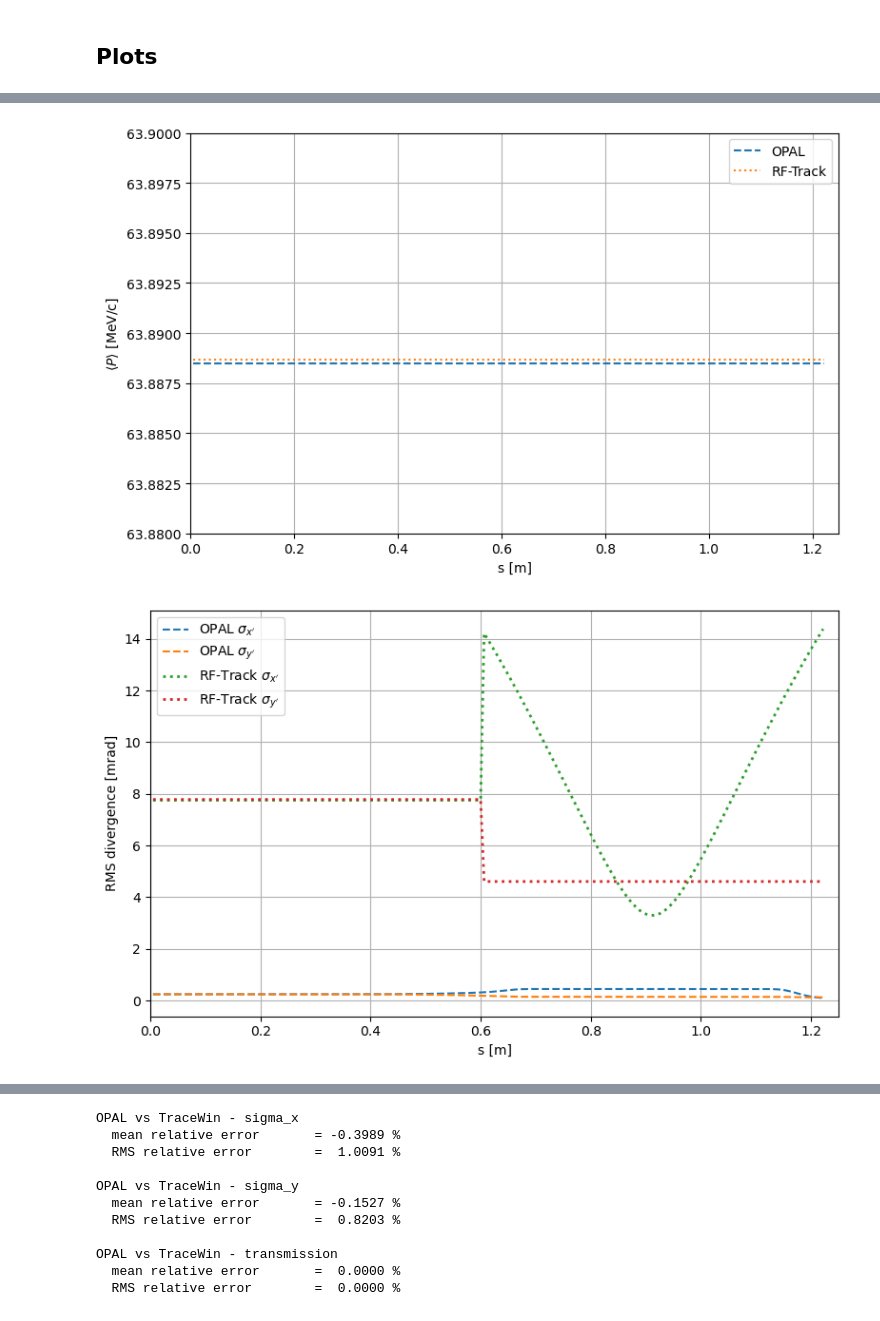
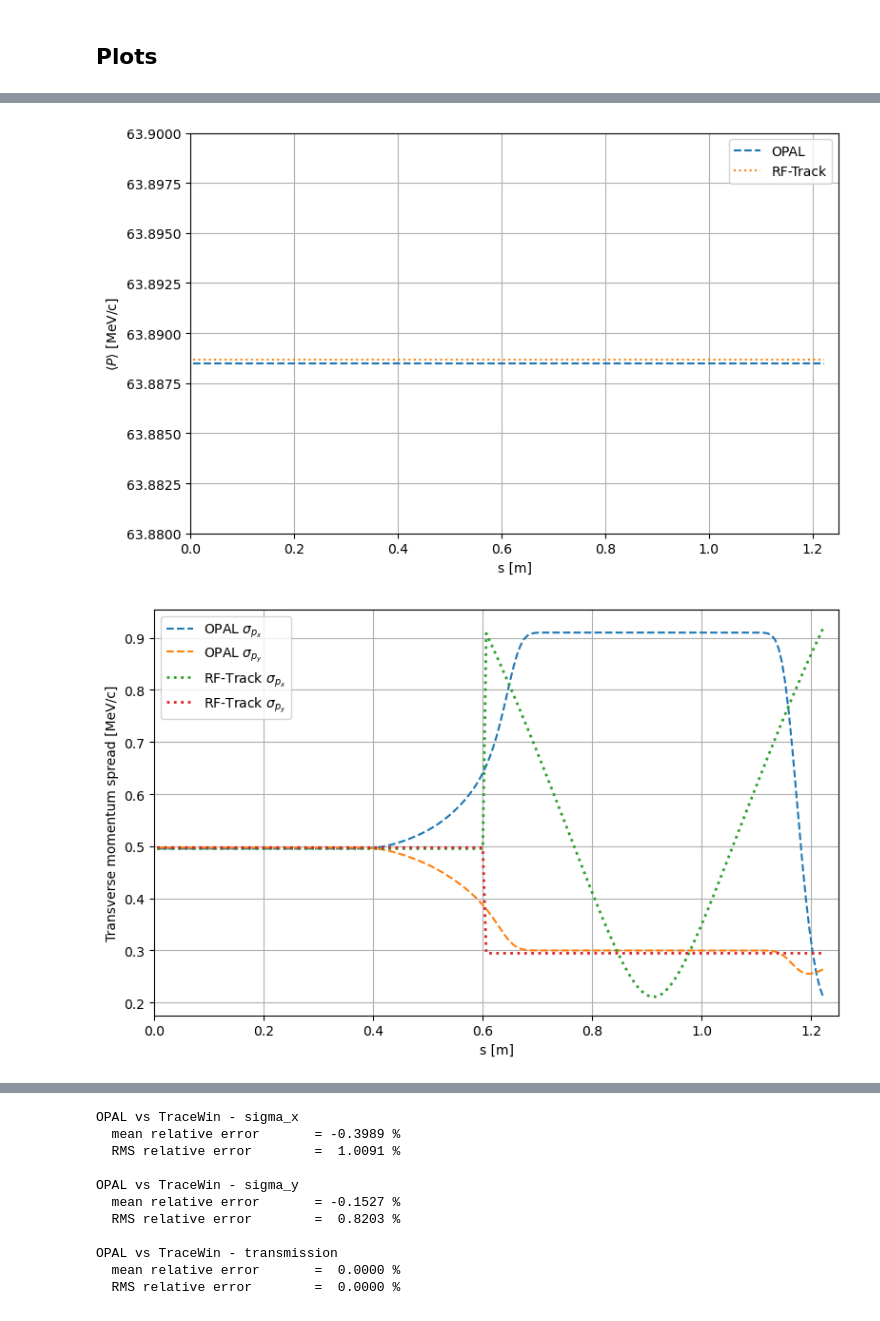
Before and after one commit to psolmor/Validation-of-linear-ion-accelerator, a Jupyter notebook: benchmark.ipynb, the cells around one changed output, grey strips where cells are left out. Saved outputs shown, nothing was run; the diff lists cells and outputs as text; code cells hidden in the pictures.

Commit message:
Change momentum spread to MeV/c

```diff
--- a/benchmark.ipynb
+++ b/benchmark.ipynb
@@ -195,55 +273,31 @@ T_rf_c = N_rf_c / N_rf_c[0]
 # %% [markdown]
 ## Plots
 # %%
-# Plot rms_x
+# RMS x
 plt.figure(figsize=(8, 5))
-plt.plot(s_common, rms_x_tw_c, label="TraceWin $\\sigma_x$", linewidth=2)
-plt.plot(s_common, rms_x_opal_c, "--", label="OPAL $\\sigma_x$")
-plt.plot(s_common, rms_x_rf_c, ":", label="RF-Track $\\sigma_x$")
+plt.plot(s_common, rms_x_tw_c, label=r"TraceWin $\sigma_x$", linewidth=2)
+plt.plot(s_common, rms_x_opal_c, "--", label=r"OPAL $\sigma_x$")
+plt.plot(s_common, rms_x_rf_c, ":", label=r"RF-Track $\sigma_x$")
 plt.xlabel("s [m]")
-plt.ylabel("$\\sigma_x$ [mm]")
+plt.ylabel(r"$\sigma_x$ [mm]")
 plt.grid(True)
 plt.legend()
 plt.tight_layout()
 plt.show()
 
-# Plot rms_y
+# RMS y
 plt.figure(figsize=(8, 5))
-plt.plot(s_common, rms_y_tw_c, label="TraceWin $\\sigma_y$", linewidth=2)
-plt.plot(s_common, rms_y_opal_c, "--", label="OPAL $\\sigma_y$")
-plt.plot(s_common, rms_y_rf_c, ":", label="RF-Track $\\sigma_y$")
+plt.plot(s_common, rms_y_tw_c, label=r"TraceWin $\sigma_y$", linewidth=2)
+plt.plot(s_common, rms_y_opal_c, "--", label=r"OPAL $\sigma_y$")
+plt.plot(s_common, rms_y_rf_c, ":", label=r"RF-Track $\sigma_y$")
 plt.xlabel("s [m]")
-plt.ylabel("$\\sigma_y$ [mm]")
+plt.ylabel(r"$\sigma_y$ [mm]")
 plt.grid(True)
 plt.legend()
 plt.tight_layout()
 plt.show()
 
-## Error sigma_x
-#plt.figure(figsize=(8, 5))
-#plt.plot(s_common, err_x_opal, label="OPAL vs TraceWin")
-#plt.plot(s_common, err_x_rf, label="RF-Track vs TraceWin")
-#plt.axhline(0, color="black", linewidth=0.8)
-#plt.xlabel("s [m]")
-#plt.ylabel("Relative error $\\sigma_x$ [%]")
-#plt.grid(True)
-#plt.legend()
-#plt.tight_layout()
-#plt.show()
-#
-## Error sigma_y
-#plt.figure(figsize=(8, 5))
-#plt.plot(s_common, err_y_opal, label="OPAL vs TraceWin")
-#plt.plot(s_common, err_y_rf, label="RF-Track vs TraceWin")
-#plt.axhline(0, color="black", linewidth=0.8)
-#plt.xlabel("s [m]")
-#plt.ylabel("Relative error $\\sigma_y$ [%]")
-#plt.grid(True)
-#plt.legend()
-#plt.tight_layout()
-#plt.show()
-
-#Energy
+# Energy
 plt.figure(figsize=(8, 5))
 plt.plot(s_common, E_tracewin_c, label="TraceWin", linewidth=2)
 plt.plot(s_common, E_opal_c, "--", label="OPAL")
@@ -269,17 +323,14 @@ plt.legend()
 plt.tight_layout()
 plt.show()
 
-# Momentum spread
+# Transverse momentum spread
 plt.figure(figsize=(8, 5))
-
-plt.plot(s_common, sigma_px_opal_c, "--", label=r"OPAL $\sigma_{x'}$")
-plt.plot(s_common, sigma_py_opal_c, "--", label=r"OPAL $\sigma_{y'}$")
-
-plt.plot(s_common, sigma_px_rf_c, ":", linewidth=2, label=r"RF-Track $\sigma_{x'}$")
-plt.plot(s_common, sigma_py_rf_c, ":", linewidth=2, label=r"RF-Track $\sigma_{y'}$")
-
+plt.plot(s_common, sigma_px_opal_mom_c, "--", label=r"OPAL $\sigma_{p_x}$")
+plt.plot(s_common, sigma_py_opal_mom_c, "--", label=r"OPAL $\sigma_{p_y}$")
+plt.plot(s_common, sigma_px_rf_mom_c, ":", linewidth=2, label=r"RF-Track $\sigma_{p_x}$")
+plt.plot(s_common, sigma_py_rf_mom_c, ":", linewidth=2, label=r"RF-Track $\sigma_{p_y}$")
 plt.xlabel("s [m]")
-plt.ylabel(r"RMS divergence [mrad]")
+plt.ylabel(r"Transverse momentum spread [MeV/c]")
 plt.xlim(0, 1.25)
 plt.grid(True)
 plt.legend()
@@ -289,53 +340,49 @@ plt.show()
 # Transmission
 plt.figure(figsize=(8, 5))
 plt.plot(s_common, T_tw_c, label="TraceWin", linewidth=2)
 plt.plot(s_common, T_opal_c, "--", label="OPAL")
 plt.plot(s_common, T_rf_c, ":", label="RF-Track")
 plt.xlabel("s [m]")
-plt.ylabel("transmission")
+plt.ylabel("Transmission")
 plt.grid(True)
 plt.legend()
 plt.tight_layout()
 plt.show()
 
-#beta
+# Beta
 plt.figure(figsize=(9, 5.5))
-
-plt.plot(s_common, beta_x_tw_c,   "-",  lw=2.8, label=r"TraceWin $\beta_x$")
-plt.plot(s_common, beta_y_tw_c,   "-",  lw=2.8, label=r"TraceWin $\beta_y$")
-
-plt.plot(s_common, beta_x_opal_c, "--", lw=2.2, label=r"OPAL $\beta_x$")
-plt.plot(s_common, beta_y_opal_c, "--", lw=2.2, label=r"OPAL $\beta_y$")
-
-plt.plot(s_common, beta_x_rf_c,   ":",  lw=2.2, marker="o", markevery=40,
-         ms=4, label=r"RF-Track $\beta_x$")
-plt.plot(s_common, beta_y_rf_c,   ":",  lw=2.2, marker="s", markevery=40,
-         ms=4, label=r"RF-Track $\beta_y$")
-
+plt.plot(s_common, beta_x_tw_c, "-", linewidth=2.8, label=r"TraceWin $\beta_x$")
+plt.plot(s_common, beta_y_tw_c, "-", linewidth=2.8, label=r"TraceWin $\beta_y$")
+plt.plot(s_common, beta_x_opal_c, "--", linewidth=2.2, label=r"OPAL $\beta_x$")
+plt.plot(s_common, beta_y_opal_c, "--", linewidth=2.2, label=r"OPAL $\beta_y$")
+plt.plot(s_common, beta_x_rf_c, ":", linewidth=2.2, marker="o", markevery=40, ms=4,
+         label=r"RF-Track $\beta_x$")
+plt.plot(s_common, beta_y_rf_c, ":", linewidth=2.2, marker="s", markevery=40, ms=4,
+         label=r"RF-Track $\beta_y$")
 plt.xlabel("s [m]")
 plt.ylabel(r"$\beta$ [mm/mrad]")
 plt.grid(True, alpha=0.3)
 plt.legend(fontsize=10)
 plt.tight_layout()
 plt.show()
 
-#alpha
+# Alpha
 plt.figure(figsize=(8, 5))
-plt.plot(s_common, alpha_x_rf_c, label="RF-Track $\\alpha_x$", linewidth=2)
-plt.plot(s_common, alpha_y_rf_c, label="RF-Track $\\alpha_y$", linewidth=2)
-plt.plot(s_common, alpha_x_opal_c, "--", label="OPAL $\\alpha_x$")
-plt.plot(s_common, alpha_y_opal_c, "--", label="OPAL $\\alpha_y$")
+plt.plot(s_common, alpha_x_opal_c, "--", label=r"OPAL $\alpha_x$")
+plt.plot(s_common, alpha_y_opal_c, "--", label=r"OPAL $\alpha_y$")
+plt.plot(s_common, alpha_x_rf_c, label=r"RF-Track $\alpha_x$", linewidth=2)
+plt.plot(s_common, alpha_y_rf_c, label=r"RF-Track $\alpha_y$", linewidth=2)
 plt.xlabel("s [m]")
-plt.ylabel("$\\alpha$")
+plt.ylabel(r"$\alpha$")
 plt.grid(True)
 plt.legend()
 plt.tight_layout()
 plt.show()
 # %% [output]
 [figure]
 [figure]
 [figure]
 [figure]
-[figure, old version]
+[figure, new version]
 [figure]
 [figure]
```
Also changed, not shown: parts of 2 cells of this notebook.
